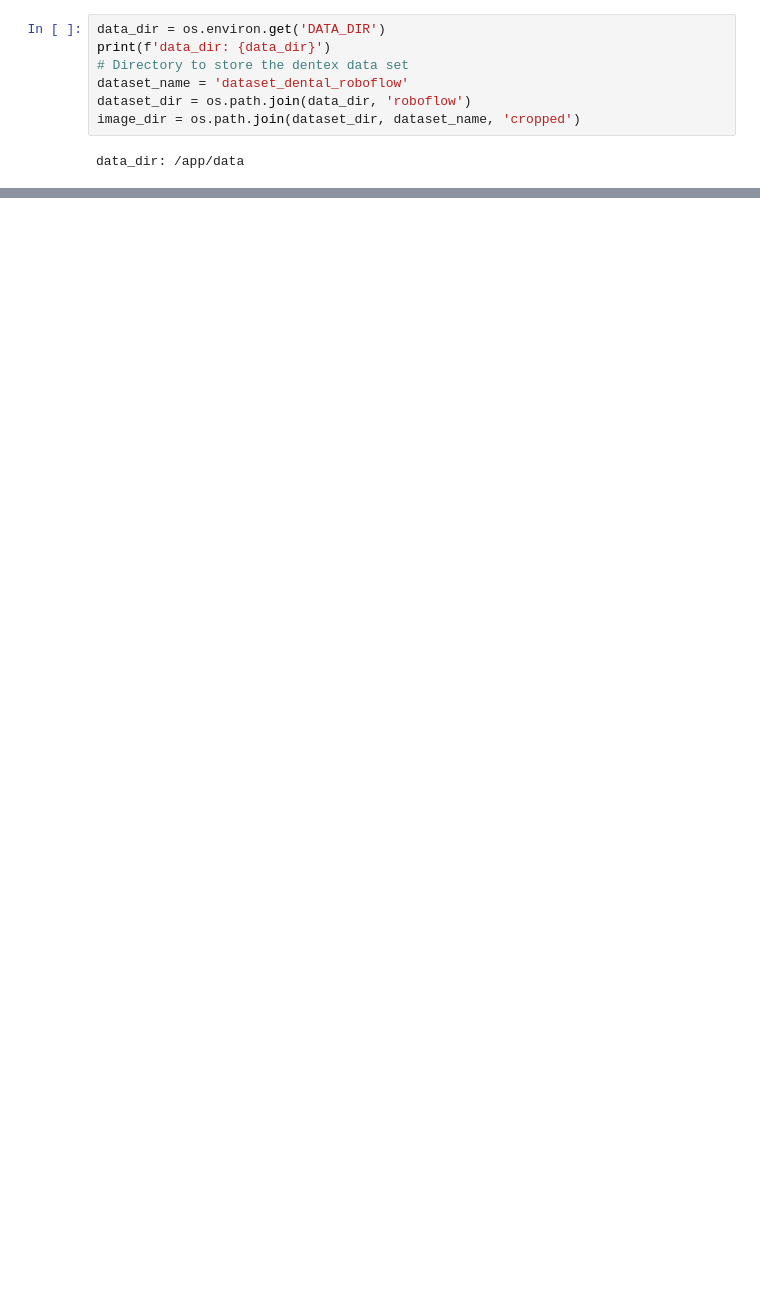
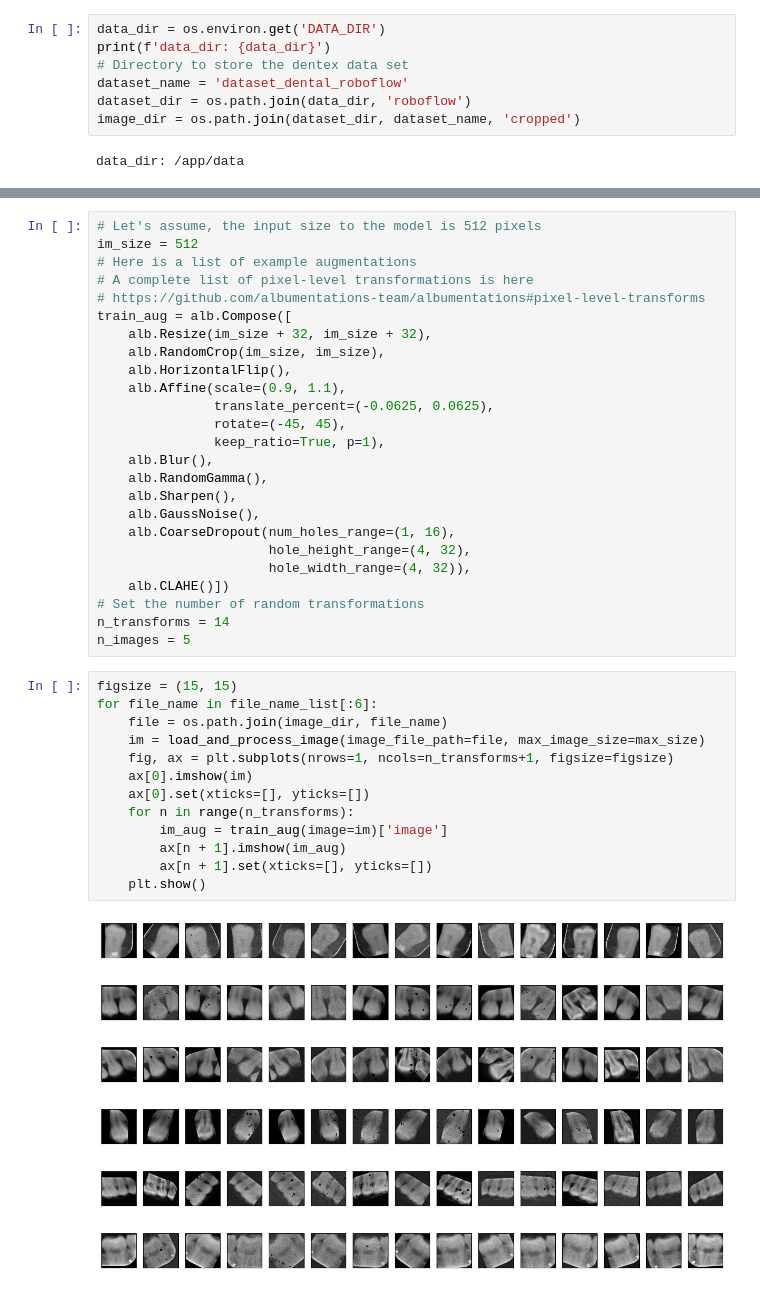
Before and after one commit to ccb-hms/computervision, a Jupyter notebook: notebooks/classification/04_augmentation.ipynb, the cells around one changed output, grey strips where cells are left out. Drawn from its saved outputs; the diff is of its cells as text; blank space fills up the shorter version.

```diff
--- a/notebooks/classification/04_augmentation.ipynb
+++ b/notebooks/classification/04_augmentation.ipynb
@@ -156,0 +254,45 @@ NameError: name 'load_and_process_image' is not defined
+# %%
+# Let's assume, the input size to the model is 512 pixels
+im_size = 512
+# Here is a list of example augmentations
+# A complete list of pixel-level transformations is here
+# https://github.com/albumentations-team/albumentations#pixel-level-transforms
+train_aug = alb.Compose([
+    alb.Resize(im_size + 32, im_size + 32),
+    alb.RandomCrop(im_size, im_size),
+    alb.HorizontalFlip(),
+    alb.Affine(scale=(0.9, 1.1),
+               translate_percent=(-0.0625, 0.0625),
+               rotate=(-45, 45),
+               keep_ratio=True, p=1),
+    alb.Blur(),
+    alb.RandomGamma(),
+    alb.Sharpen(),
+    alb.GaussNoise(),
+    alb.CoarseDropout(num_holes_range=(1, 16),
+                      hole_height_range=(4, 32),
+                      hole_width_range=(4, 32)),
+    alb.CLAHE()])
+# Set the number of random transformations
+n_transforms = 14
+n_images = 5
+# %%
+figsize = (15, 15)
+for file_name in file_name_list[:6]:
+    file = os.path.join(image_dir, file_name)
+    im = load_and_process_image(image_file_path=file, max_image_size=max_size)
+    fig, ax = plt.subplots(nrows=1, ncols=n_transforms+1, figsize=figsize)
+    ax[0].imshow(im)
+    ax[0].set(xticks=[], yticks=[])
+    for n in range(n_transforms):
+        im_aug = train_aug(image=im)['image']
+        ax[n + 1].imshow(im_aug)
+        ax[n + 1].set(xticks=[], yticks=[])
+    plt.show()
+# %% [output]
+[figure, added]
+[figure, added]
+[figure, added]
+[figure, added]
+[figure, added]
+[figure, added]
```
Also changed, not shown: parts of 13 cells of this notebook, 5 other files.
